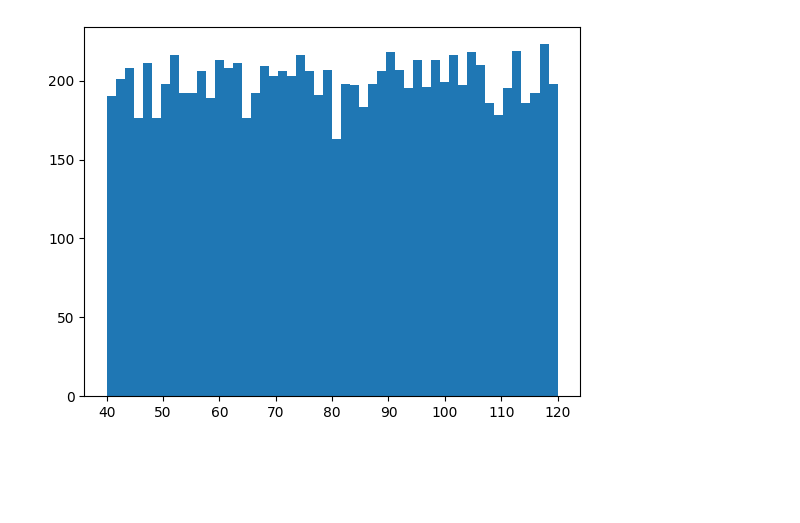
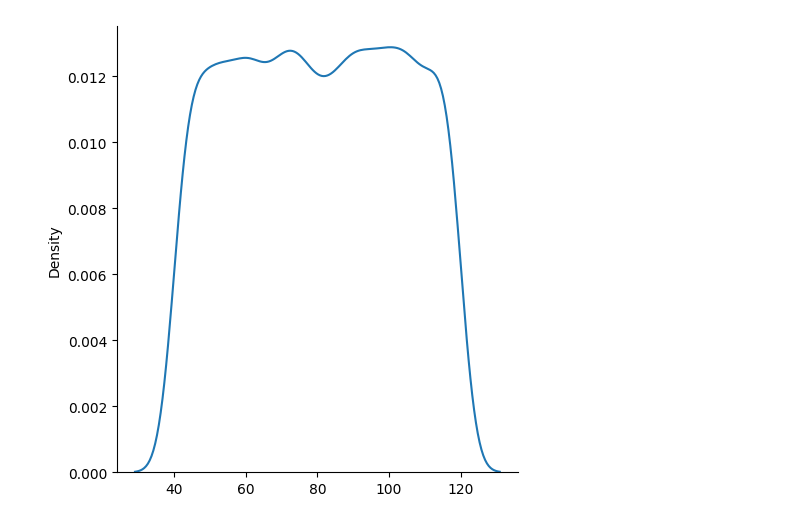
Before and after one commit to tabjun/Anomaly-Detection, a Jupyter notebook: simulation/uniform_generation.ipynb, the cells around one changed output. Saved outputs shown, nothing was run; the diff lists cells and outputs as text; code cells hidden in the pictures; blank space fills up the shorter version.

```diff
--- a/simulation/uniform_generation.ipynb
+++ b/simulation/uniform_generation.ipynb
@@ -6,9 +6,10 @@ import seaborn as sns
 # %%
 np.random.seed(5)
 
 data = np.random.uniform(low=40, high=120, size = 10000)
+
+sns.displot(data, kind='kde')
+
+plt.show()
+# %% [output]
+[figure, added]
-# %%
-plt.hist(data, bins=50)
-plt.show()
-# %% [output]
-[figure, removed]
```
Also changed, not shown: 1 other file.
